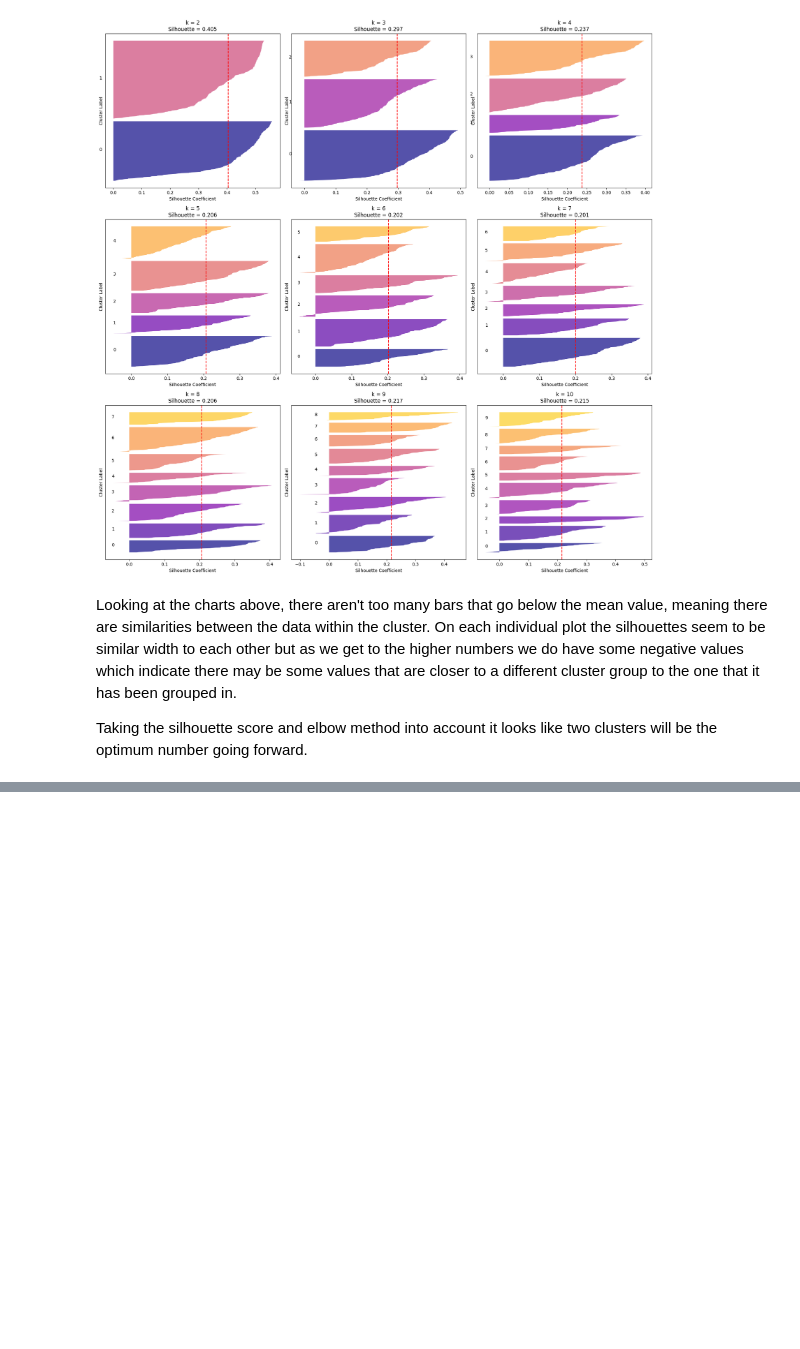
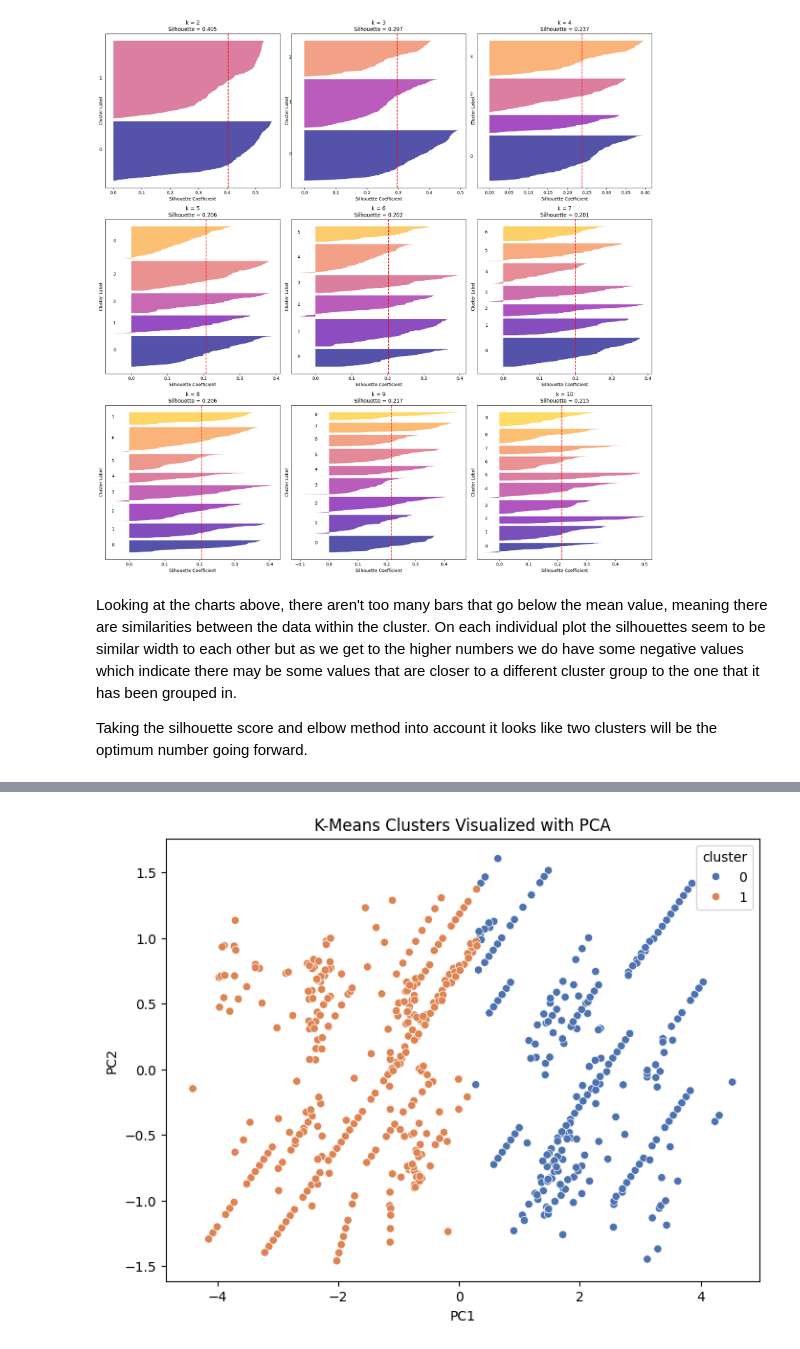
Before and after one commit to StavSteven/social_media_addiction, a Jupyter notebook: jupyter_notebooks/3_ml_notebook.ipynb, the cells around one changed output, grey strips where cells are left out. Saved outputs shown, nothing was run; the diff lists cells and outputs as text; code cells hidden in the pictures; blank space fills up the shorter version.

Commit message:
plot clusters

```diff
--- a/jupyter_notebooks/3_ml_notebook.ipynb
+++ b/jupyter_notebooks/3_ml_notebook.ipynb
@@ -84,11 +85,15 @@ Although clustering does not require train/test splitting we will split the data
 # %%
 # Assign categorical and numeric columns to variables
+
 cat_cols = ['gender', 'relationship_status', 'academic_level', 'continents', 'affects_academic_performance']
 num_cols = ['average_daily_usage_minutes', 'sleep_per_night_minutes', 'conflicts_over_social_media',
-    'addicted_score', 'mental_health_score'
-]
+            'addicted_score', 'mental_health_score']
 
 preprocessor = ColumnTransformer([
     ('categorical', OneHotEncoder(drop='first'), cat_cols),
     ('numeric', StandardScaler(), num_cols)
 ])
+
+# Fit on training data
+X_train_prepared = preprocessor.fit_transform(X_train)
+X_test_prepared = preprocessor.transform(X_test)
@@ -182,3 +175,21 @@ plt.show()
 Looking at the charts above, there aren't too many bars that go below the mean value, meaning there are similarities between the data within the cluster. On each individual plot the silhouettes seem to be similar width to each other but as we get to the higher numbers we do have some negative values which indicate there may be some values that are closer to a different cluster group to the one that it has been grouped in.
 
 Taking the silhouette score and elbow method into account it looks like two clusters will be the optimum number going forward.
+# %%
+best_k = 2
+
+kmeans_final = KMeans(n_clusters=best_k, random_state=42)
+kmeans_final.fit(X_train_prepared)
+
+# Assign clusters to train and test data
+train_clusters = kmeans_final.predict(X_train_prepared)
+test_clusters = kmeans_final.predict(X_test_prepared)
+
+# Store in DataFrames
+X_train_clustered = X_train.copy()
+X_train_clustered['cluster'] = train_clusters
+
+X_test_clustered = X_test.copy()
+X_test_clustered['cluster'] = test_clusters
+
+X_train_clustered.head()
@@ -184,0 +203,16 @@ Taking the silhouette score and elbow method into account it looks like two clus
+# %%
+pca = PCA(n_components=2)
+train_pca = pca.fit_transform(X_train_prepared)
+
+df_vis = pd.DataFrame({
+    'PC1': train_pca[:, 0],
+    'PC2': train_pca[:, 1],
+    'cluster': train_clusters
+})
+
+plt.figure(figsize=(8,6))
+sns.scatterplot(data=df_vis, x="PC1", y="PC2", hue="cluster", palette="deep")
+plt.title("K-Means Clusters Visualized with PCA")
+plt.show()
+# %% [output]
+[figure, added]
```
Also changed, not shown: parts of 8 cells of this notebook.
